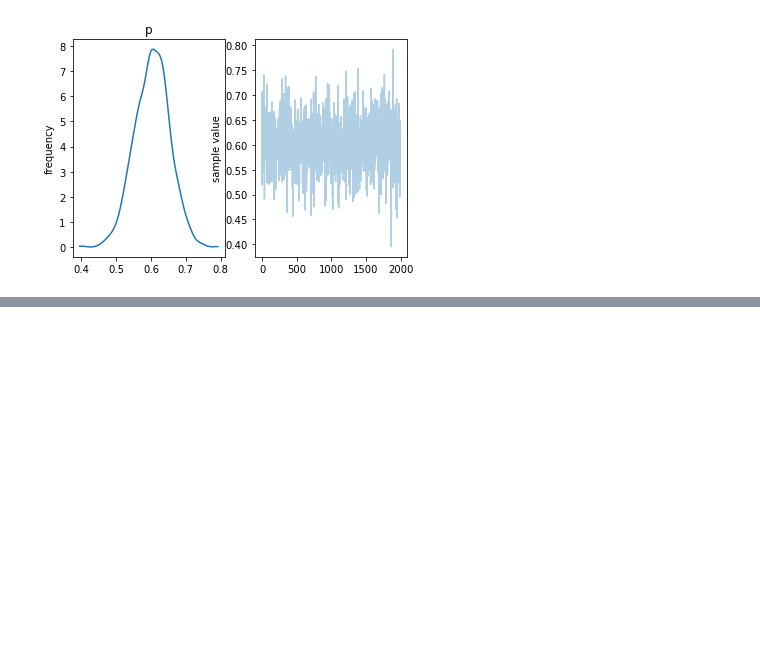
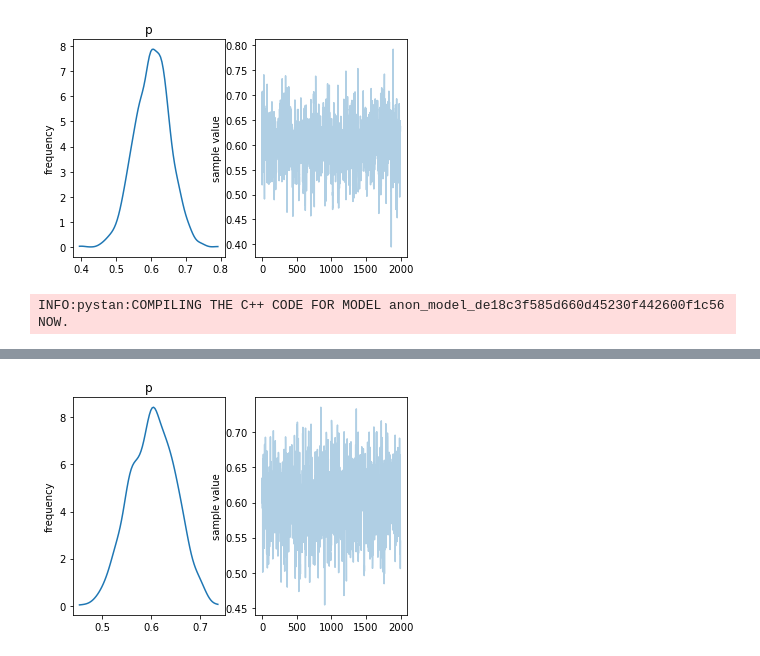
Before and after one commit to tomerdo/probabilistic-programming, a Jupyter notebook: coin-toss.ipynb, the cells around one changed output, grey strips where cells are left out. Saved outputs shown, nothing was run; the diff lists cells and outputs as text; code cells hidden in the pictures; blank space fills up the shorter version.

```diff
--- a/coin-toss.ipynb
+++ b/coin-toss.ipynb
@@ -38,0 +56,9 @@ WARNING:pystan:Deprecation warning. PyStan plotting deprecated, use ArviZ librar
+# %%
+sm2 = pystan.StanModel(model_code=coin_code2)
+# %% [output]
+INFO:pystan:COMPILING THE C++ CODE FOR MODEL anon_model_de18c3f585d660d45230f442600f1c56 NOW.
+# %%
+fit = sm.sampling(data=coin_dat, iter=1000, chains=4, control = {"adapt_delta" : 0.9})
+# %%
+plt = fit.plot()
+# %% [output]
@@ -38,0 +66 @@ WARNING:pystan:Deprecation warning. PyStan plotting deprecated, use ArviZ librar
+[figure, added]
```
Also changed, not shown: parts of 2 cells of this notebook.
